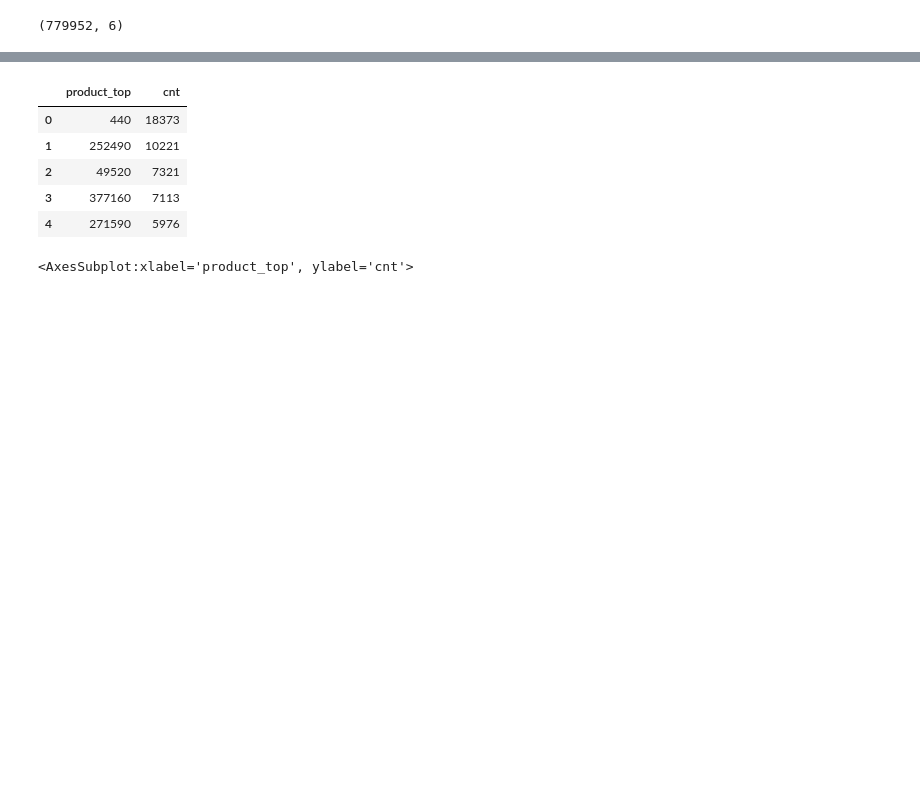
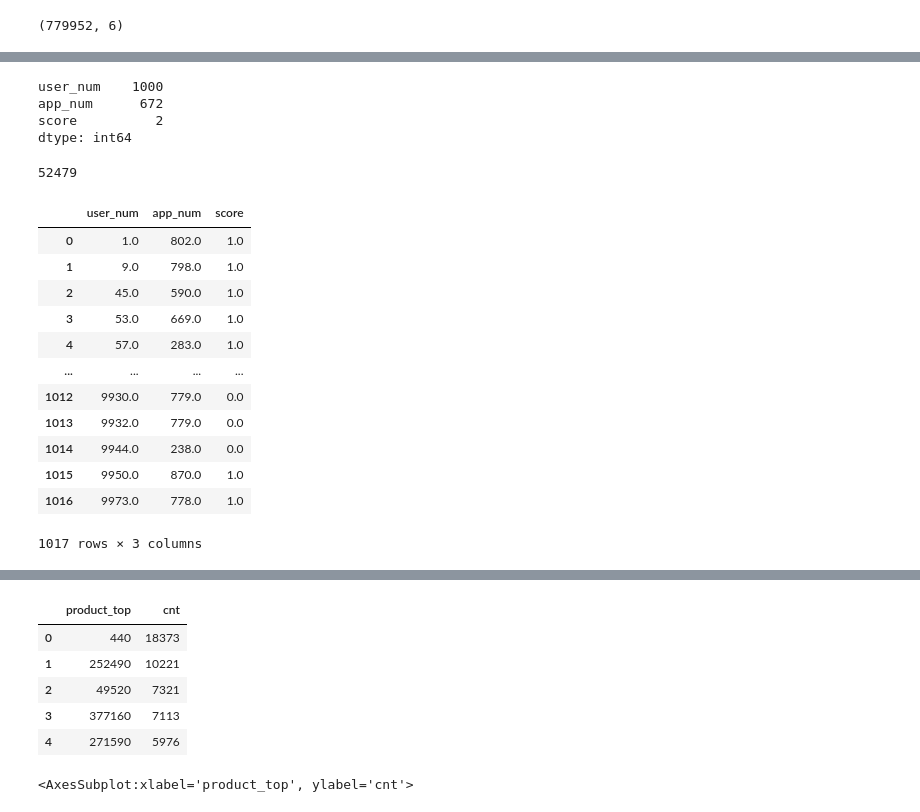
Before and after one commit to gonzalogperez/sistemas-recomendacion-steam, a Jupyter notebook: DS_Proyecto_03_SR.ipynb, the cells around one changed output, grey strips where cells are left out. Saved outputs shown, nothing was run; the diff lists cells and outputs as text; code cells hidden in the pictures; blank space fills up the shorter version.

```diff
--- a/DS_Proyecto_03_SR.ipynb
+++ b/DS_Proyecto_03_SR.ipynb
@@ -1154,0 +1251,6 @@ range(1, 779950)
+# %%
+result = result.copy()
+result.sort_values(['user_num', 'app_num'], ascending=[True, True], inplace=True)
+#result.sort_values(['user_num'], ascending=True, inplace=True)
+
+result.head()
@@ -1154,0 +1291,36 @@ range(1, 779950)
+# %%
+result[result['user_num'] < 1000].nunique()
+# %% [output]
+user_num    1000
+app_num      672
+score          2
+dtype: int64
+# %%
+(result['app_num'] < 1000).sum()
+# %% [output]
+52479
+# %%
+filter1 = result['user_num'] < 10000
+filter2 = result['app_num'] < 1000
+# %%
+# filtering data on basis of both filters
+dfx =  result.where(filter1 & filter2, inplace = False)
+# %%
+dfx.dropna(inplace=True)
+dfx.reset_index(drop=True, inplace=True)
+# %%
+dfx
+# %% [output]
+|  | user_num | app_num | score |
+| 0 | 1.0 | 802.0 | 1.0 |
+| 1 | 9.0 | 798.0 | 1.0 |
+| 2 | 45.0 | 590.0 | 1.0 |
+| 3 | 53.0 | 669.0 | 1.0 |
+| 4 | 57.0 | 283.0 | 1.0 |
+| ... | ... | ... | ... |
+| 1012 | 9930.0 | 779.0 | 0.0 |
+| 1013 | 9932.0 | 779.0 | 0.0 |
+| 1014 | 9944.0 | 238.0 | 0.0 |
+| 1015 | 9950.0 | 870.0 | 1.0 |
+| 1016 | 9973.0 | 778.0 | 1.0 |
+1017 rows × 3 columns
```
Also changed, not shown: parts of 59 cells of this notebook.
